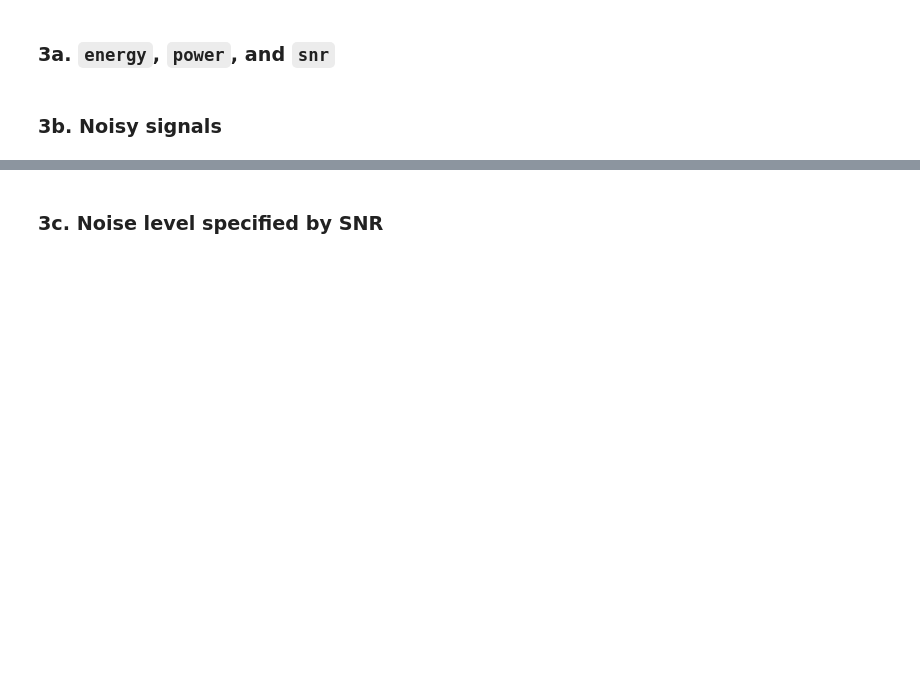
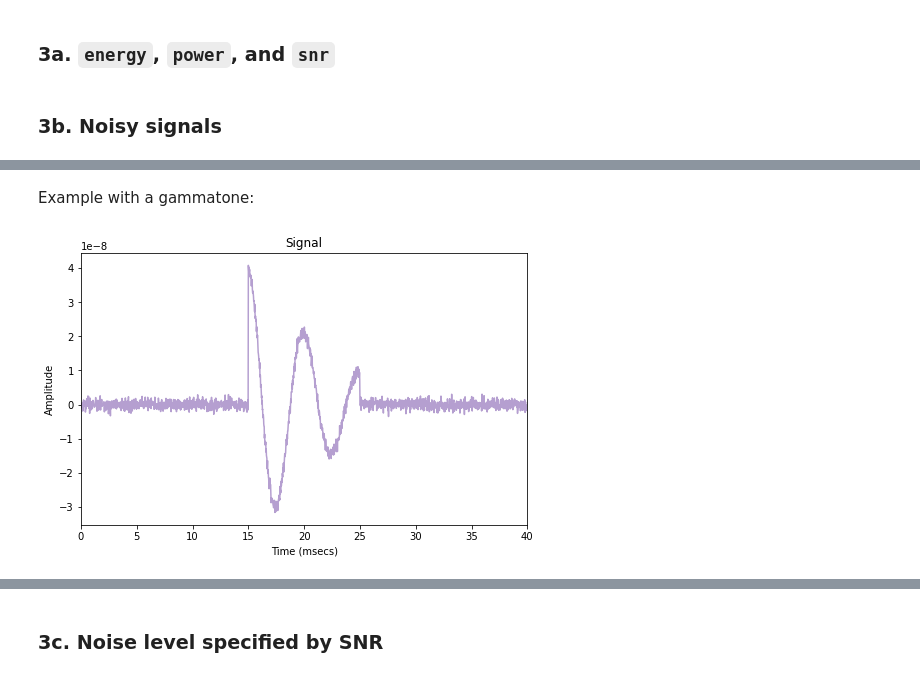
Before and after one commit to johnmays/CSDS_364_HW, a Jupyter notebook: A3/A3a/A3a_jkm100.ipynb, the cells around one changed output, grey strips where cells are left out. Saved outputs shown, nothing was run; the diff lists cells and outputs as text; code cells hidden in the pictures; blank space fills up the shorter version.

```diff
--- a/A3/A3a/A3a_jkm100.ipynb
+++ b/A3/A3a/A3a_jkm100.ipynb
@@ -121,0 +176,6 @@ array([ 0.00000000e+00, -2.44929360e-16, -4.89858720e-16, -7.34788079e-16])
+# %% [markdown]
+Example with a gammatone:
+# %%
+plotsignal(g= lambda t: noisysignal(t, lambda x: gammatone(x, f=200), tau = 0.015, T=0.010, sigma=10**-9), tlim=(0,0.04), tscale=10**3, tunits="msecs")
+# %% [output]
+[figure, added]
```
Also changed, not shown: parts of 17 cells of this notebook, 2 other files.
